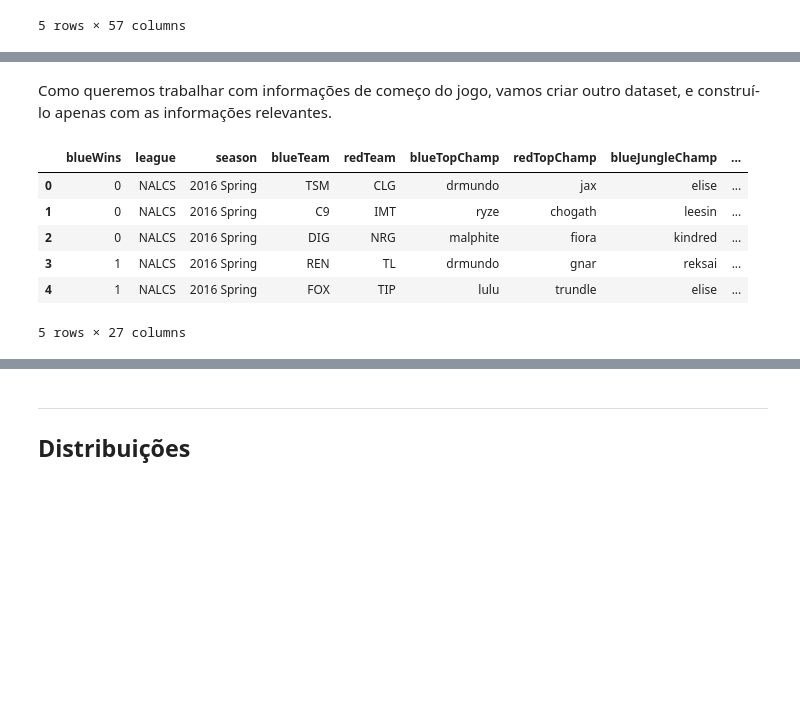
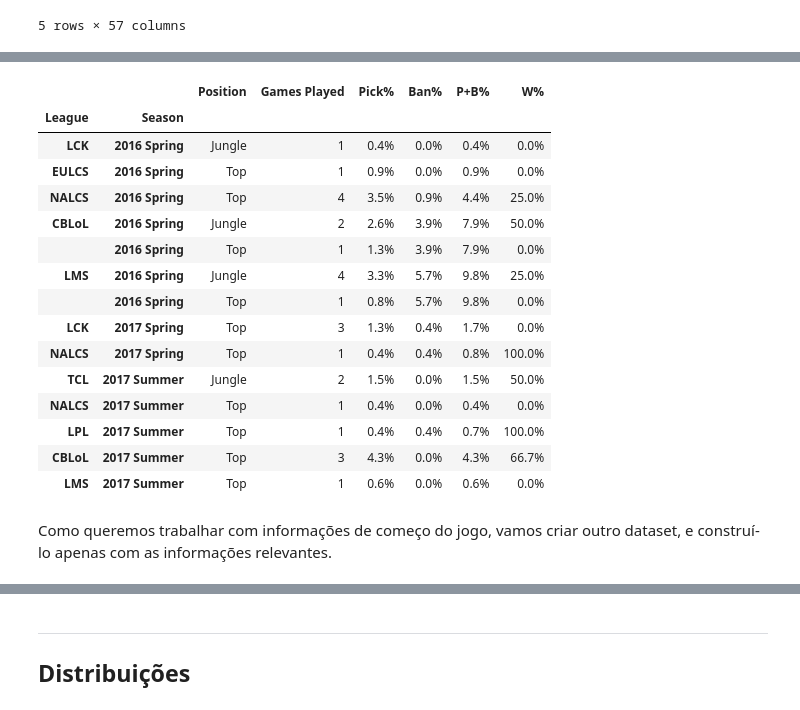
Before and after one commit to marscos/learning_of_legends, a Jupyter notebook: Assignment.ipynb, the cells around one changed output, grey strips where cells are left out. Cells and saved outputs as stored; diff of their text form; code cells hidden in the pictures; blank space fills up the shorter version.

Commit message:
Conversion to champion PBrate

```diff
--- a/Assignment.ipynb
+++ b/Assignment.ipynb
@@ -34,3 +44,62 @@ lol.head()
+# %%
+try:
+    champions = pd.read_csv("data/champion_stats.csv")
+    champions.drop("Unnamed: 0", axis=1, inplace=True)
+except FileNotFoundError:
+    cols = ["Champion", "Position", "League", "Games Played", "Pick%", "Ban%", "P+B%", "W%"]
+
+    from bs4 import BeautifulSoup
+
+    with open("data/champions_2016spring.html") as fp:
+        soup = BeautifulSoup(fp, "html.parser")
+
+    spring2016 = pd.DataFrame([[col.string for col in champ.contents[1:9]] for champ in soup.contents], columns=cols)
+    spring2016["Season"] = "2016 Spring"
+    spring2016.Champion = spring2016.Champion.apply(lambda s: re.sub('[\'. ]', '', s).lower())
+
+    with open("data/champions_2016summer.html") as fp:
+        soup = BeautifulSoup(fp, "html.parser")
+
+    summer2016 = pd.DataFrame([[col.string for col in champ.contents[1:9]] for champ in soup.contents], columns=cols)
+    summer2016["Season"] = "2016 Summer"
+    summer2016.Champion = summer2016.Champion.apply(lambda s: re.sub('[\'. ]', '', s).lower())
+
+    with open("data/champions_2017spring.html") as fp:
+        soup = BeautifulSoup(fp, "html.parser")
+
+    spring2017 = pd.DataFrame([[col.string for col in champ.contents[1:9]] for champ in soup.contents], columns=cols)
+    spring2017["Season"] = "2017 Spring"
+    spring2017.Champion = spring2017.Champion.apply(lambda s: re.sub('[\'. ]', '', s).lower())
+
+    with open("data/champions_2017summer.html") as fp:
+        soup = BeautifulSoup(fp, "html.parser")
+
+    summer2017 = pd.DataFrame([[col.string for col in champ.contents[1:9]] for champ in soup.contents], columns=cols)
+    summer2017["Season"] = "2017 Summer"
+    summer2017.Champion = summer2017.Champion.apply(lambda s: re.sub('[\'. ]', '', s).lower())
+
+    champions = pd.concat([spring2016, summer2016, spring2017, summer2017], axis=0)
+    champions.to_csv("data/champion_stats.csv")
+
+champions = champions.set_index(["Champion", "League", "Season"])
+champions.head()
+# %% [output]
+|  |  | Position | Games Played | Pick% | Ban% | P+B% | W% |
+| League | Season |  |  |  |  |  |  |
+| LCK | 2016 Spring | Jungle | 1 | 0.4% | 0.0% | 0.4% | 0.0% |
+| EULCS | 2016 Spring | Top | 1 | 0.9% | 0.0% | 0.9% | 0.0% |
+| NALCS | 2016 Spring | Top | 4 | 3.5% | 0.9% | 4.4% | 25.0% |
+| CBLoL | 2016 Spring | Jungle | 2 | 2.6% | 3.9% | 7.9% | 50.0% |
+|  | 2016 Spring | Top | 1 | 1.3% | 3.9% | 7.9% | 0.0% |
+| LMS | 2016 Spring | Jungle | 4 | 3.3% | 5.7% | 9.8% | 25.0% |
+|  | 2016 Spring | Top | 1 | 0.8% | 5.7% | 9.8% | 0.0% |
+| LCK | 2017 Spring | Top | 3 | 1.3% | 0.4% | 1.7% | 0.0% |
+| NALCS | 2017 Spring | Top | 1 | 0.4% | 0.4% | 0.8% | 100.0% |
+| TCL | 2017 Summer | Jungle | 2 | 1.5% | 0.0% | 1.5% | 50.0% |
+| NALCS | 2017 Summer | Top | 1 | 0.4% | 0.0% | 0.4% | 0.0% |
+| LPL | 2017 Summer | Top | 1 | 0.4% | 0.4% | 0.7% | 100.0% |
+| CBLoL | 2017 Summer | Top | 3 | 4.3% | 0.0% | 4.3% | 66.7% |
+| LMS | 2017 Summer | Top | 1 | 0.6% | 0.0% | 0.6% | 0.0% |
 # %% [markdown]
 Como queremos trabalhar com informações de começo do jogo, vamos criar outro dataset, e construí-lo apenas com as informações relevantes.
 # %%
@@ -60,6 +129,18 @@ except FileNotFoundError:
     lol_early["blueSupportChamp"] = lol.blueSupportChamp.apply(lambda s: re.sub('[\'. ]', '', s).lower())
     lol_early["redSupportChamp"] = lol.redSupportChamp.apply(lambda s: re.sub('[\'. ]', '', s).lower())
 
+    # Representação dos picks por Pick + Ban %
+    lol_early["blueTopChamp"] = lol_early.apply(lambda game: float(champions.loc[game.blueTopChamp, game.league, game.season]["P+B%"].iloc[0][:-1]) if champions.index.isin([(game.blueTopChamp, game.league, game.season)]).any() else 1.0, axis=1)
+    lol_early["redTopChamp"] = lol_early.apply(lambda game: float(champions.loc[game.redTopChamp, game.league, game.season]["P+B%"].iloc[0][:-1]) if champions.index.isin([(game.redTopChamp, game.league, game.season)]).any() else 1.0, axis=1)
+    lol_early["blueJungleChamp"] = lol_early.apply(lambda game: float(champions.loc[game.blueJungleChamp, game.league, game.season]["P+B%"].iloc[0][:-1]) if champions.index.isin([(game.blueJungleChamp, game.league, game.season)]).any() else 1.0, axis=1)
+    lol_early["redJungleChamp"] = lol_early.apply(lambda game: float(champions.loc[game.redJungleChamp, game.league, game.season]["P+B%"].iloc[0][:-1]) if champions.index.isin([(game.redJungleChamp, game.league, game.season)]).any() else 1.0, axis=1)
+    lol_early["blueMiddleChamp"] = lol_early.apply(lambda game: float(champions.loc[game.blueMiddleChamp, game.league, game.season]["P+B%"].iloc[0][:-1]) if champions.index.isin([(game.blueMiddleChamp, game.league, game.season)]).any() else 1.0, axis=1)
+    lol_early["redMiddleChamp"] = lol_early.apply(lambda game: float(champions.loc[game.redMiddleChamp, game.league, game.season]["P+B%"].iloc[0][:-1]) if champions.index.isin([(game.redMiddleChamp, game.league, game.season)]).any() else 1.0, axis=1)
+    lol_early["blueADCChamp"] = lol_early.apply(lambda game: float(champions.loc[game.blueADCChamp, game.league, game.season]["P+B%"].iloc[0][:-1]) if champions.index.isin([(game.blueADCChamp, game.league, game.season)]).any() else 1.0, axis=1)
+    lol_early["redADCChamp"] = lol_early.apply(lambda game: float(champions.loc[game.redADCChamp, game.league, game.season]["P+B%"].iloc[0][:-1]) if champions.index.isin([(game.redADCChamp, game.league, game.season)]).any() else 1.0, axis=1)
+    lol_early["blueSupportChamp"] = lol_early.apply(lambda game: float(champions.loc[game.blueSupportChamp, game.league, game.season]["P+B%"].iloc[0][:-1]) if champions.index.isin([(game.blueSupportChamp, game.league, game.season)]).any() else 1.0, axis=1)
+    lol_early["redSupportChamp"] = lol_early.apply(lambda game: float(champions.loc[game.redSupportChamp, game.league, game.season]["P+B%"].iloc[0][:-1]) if champions.index.isin([(game.redSupportChamp, game.league, game.season)]).any() else 1.0, axis=1)
+
     # Diferença de ouro/minuto em diferença de ouro aos 20 minutos, para cada posição
     lol_early["golddiffTeam20"] = lol.golddiff.apply(lambda s: int(s[1:-1].split(',')[19]) if len(s[1:-1].split(',')) >= 20 else int(s[1:-1].split(',')[-1]))
     lol_early["golddiffTop20"] = lol.goldblueTop.apply(lambda s: int(s[1:-1].split(',')[19]) if len(s[1:-1].split(',')) >= 20 else int(s[1:-1].split(',')[-1])) - lol.goldredTop.apply(lambda s: int(s[1:-1].split(',')[19]) if len(s[1:-1].split(',')) >= 20 else int(s[1:-1].split(',')[-1]))
@@ -82,13 +163,4 @@ except FileNotFoundError:
 
     lol_early.to_csv("data/lol_early.csv")
 
-
 lol_early.head()
-# %% [output]
-|  | blueWins | league | season | blueTeam | redTeam | blueTopChamp | redTopChamp | blueJungleChamp | ... |
-| 0 | 0 | NALCS | 2016 Spring | TSM | CLG | drmundo | jax | elise | ... |
-| 1 | 0 | NALCS | 2016 Spring | C9 | IMT | ryze | chogath | leesin | ... |
-| 2 | 0 | NALCS | 2016 Spring | DIG | NRG | malphite | fiora | kindred | ... |
-| 3 | 1 | NALCS | 2016 Spring | REN | TL | drmundo | gnar | reksai | ... |
-| 4 | 1 | NALCS | 2016 Spring | FOX | TIP | lulu | trundle | elise | ... |
-5 rows × 27 columns
```
Also changed, not shown: parts of 4 cells of this notebook, 1 other file.
